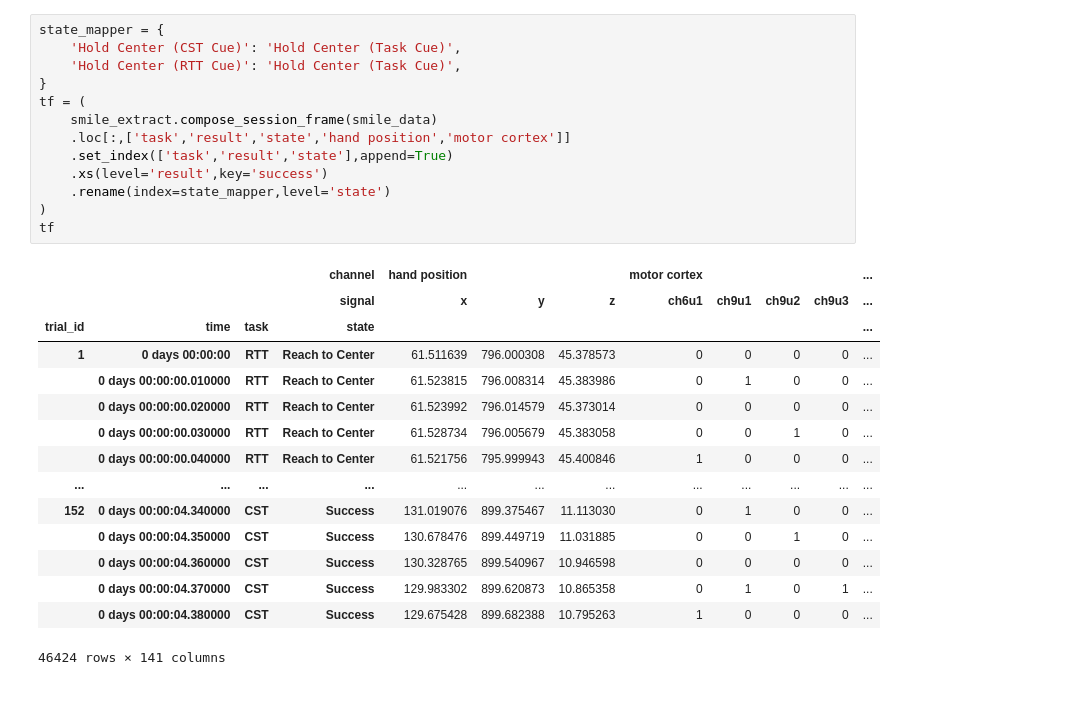
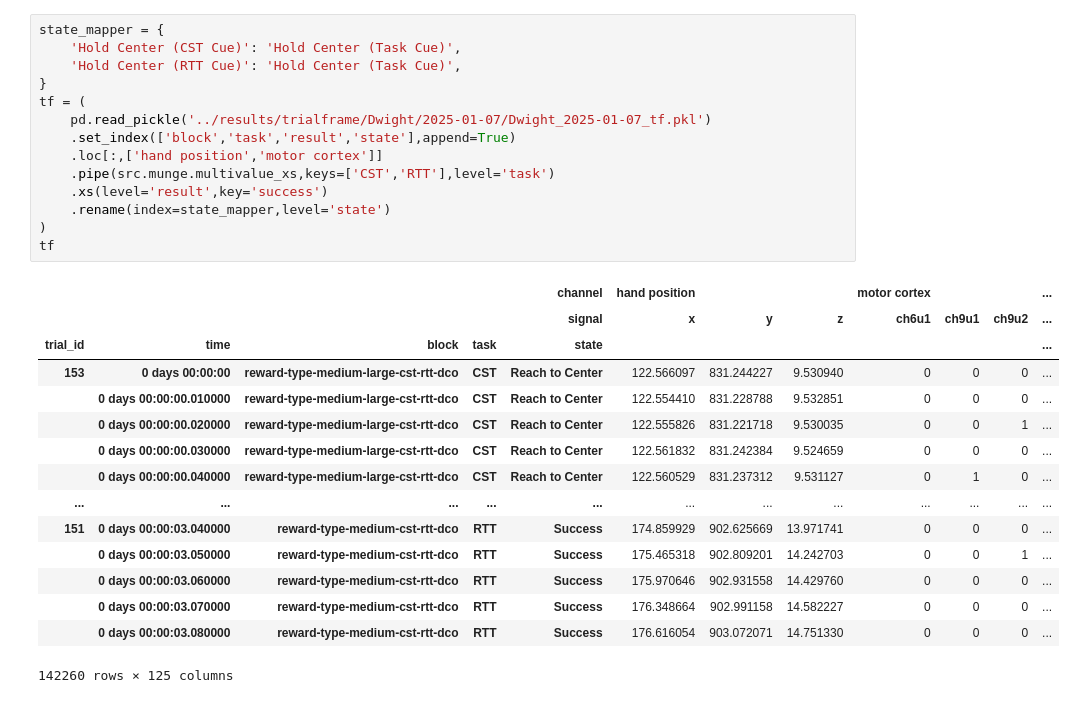
Before and after one commit to raeedcho/cst-machinery, a Jupyter notebook: scripts/cst rtt context.ipynb, the cells around one changed output. Drawn from its saved outputs; the diff is of its cells as text.

```diff
--- a/scripts/cst rtt context.ipynb
+++ b/scripts/cst rtt context.ipynb
@@ -18,29 +11,30 @@ smile_data = smile_extract.direct_load_smile_data(files[0])
 # %%
 state_mapper = {
     'Hold Center (CST Cue)': 'Hold Center (Task Cue)',
     'Hold Center (RTT Cue)': 'Hold Center (Task Cue)',
 }
 tf = (
-    smile_extract.compose_session_frame(smile_data)
-    .loc[:,['task','result','state','hand position','motor cortex']]
-    .set_index(['task','result','state'],append=True)
+    pd.read_pickle('../results/trialframe/Dwight/2025-01-07/Dwight_2025-01-07_tf.pkl')
+    .set_index(['block','task','result','state'],append=True)
+    .loc[:,['hand position','motor cortex']]
+    .pipe(src.munge.multivalue_xs,keys=['CST','RTT'],level='task')
     .xs(level='result',key='success')
     .rename(index=state_mapper,level='state')
 )
 tf
 # %% [output]
-|  |  |  | channel | hand position |  |  | motor cortex |  |  |  | ... |
-|  |  |  | signal | x | y | z | ch6u1 | ch9u1 | ch9u2 | ch9u3 | ... |
-| trial_id | time | task | state |  |  |  |  |  |  |  | ... |
-| 1 | 0 days 00:00:00 | RTT | Reach to Center | 61.511639 | 796.000308 | 45.378573 | 0 | 0 | 0 | 0 | ... |
-|  | 0 days 00:00:00.010000 | RTT | Reach to Center | 61.523815 | 796.008314 | 45.383986 | 0 | 1 | 0 | 0 | ... |
-|  | 0 days 00:00:00.020000 | RTT | Reach to Center | 61.523992 | 796.014579 | 45.373014 | 0 | 0 | 0 | 0 | ... |
-|  | 0 days 00:00:00.030000 | RTT | Reach to Center | 61.528734 | 796.005679 | 45.383058 | 0 | 0 | 1 | 0 | ... |
-|  | 0 days 00:00:00.040000 | RTT | Reach to Center | 61.521756 | 795.999943 | 45.400846 | 1 | 0 | 0 | 0 | ... |
+|  |  |  |  | channel | hand position |  |  | motor cortex |  |  | ... |
+|  |  |  |  | signal | x | y | z | ch6u1 | ch9u1 | ch9u2 | ... |
+| trial_id | time | block | task | state |  |  |  |  |  |  | ... |
+| 153 | 0 days 00:00:00 | reward-type-medium-large-cst-rtt-dco | CST | Reach to Center | 122.566097 | 831.244227 | 9.530940 | 0 | 0 | 0 | ... |
+|  | 0 days 00:00:00.010000 | reward-type-medium-large-cst-rtt-dco | CST | Reach to Center | 122.554410 | 831.228788 | 9.532851 | 0 | 0 | 0 | ... |
+|  | 0 days 00:00:00.020000 | reward-type-medium-large-cst-rtt-dco | CST | Reach to Center | 122.555826 | 831.221718 | 9.530035 | 0 | 0 | 1 | ... |
+|  | 0 days 00:00:00.030000 | reward-type-medium-large-cst-rtt-dco | CST | Reach to Center | 122.561832 | 831.242384 | 9.524659 | 0 | 0 | 0 | ... |
+|  | 0 days 00:00:00.040000 | reward-type-medium-large-cst-rtt-dco | CST | Reach to Center | 122.560529 | 831.237312 | 9.531127 | 0 | 1 | 0 | ... |
 | ... | ... | ... | ... | ... | ... | ... | ... | ... | ... | ... | ... |
-| 152 | 0 days 00:00:04.340000 | CST | Success | 131.019076 | 899.375467 | 11.113030 | 0 | 1 | 0 | 0 | ... |
-|  | 0 days 00:00:04.350000 | CST | Success | 130.678476 | 899.449719 | 11.031885 | 0 | 0 | 1 | 0 | ... |
-|  | 0 days 00:00:04.360000 | CST | Success | 130.328765 | 899.540967 | 10.946598 | 0 | 0 | 0 | 0 | ... |
-|  | 0 days 00:00:04.370000 | CST | Success | 129.983302 | 899.620873 | 10.865358 | 0 | 1 | 0 | 1 | ... |
-|  | 0 days 00:00:04.380000 | CST | Success | 129.675428 | 899.682388 | 10.795263 | 1 | 0 | 0 | 0 | ... |
+| 151 | 0 days 00:00:03.040000 | reward-type-medium-cst-rtt-dco | RTT | Success | 174.859929 | 902.625669 | 13.971741 | 0 | 0 | 0 | ... |
+|  | 0 days 00:00:03.050000 | reward-type-medium-cst-rtt-dco | RTT | Success | 175.465318 | 902.809201 | 14.242703 | 0 | 0 | 1 | ... |
+|  | 0 days 00:00:03.060000 | reward-type-medium-cst-rtt-dco | RTT | Success | 175.970646 | 902.931558 | 14.429760 | 0 | 0 | 0 | ... |
+|  | 0 days 00:00:03.070000 | reward-type-medium-cst-rtt-dco | RTT | Success | 176.348664 | 902.991158 | 14.582227 | 0 | 0 | 0 | ... |
+|  | 0 days 00:00:03.080000 | reward-type-medium-cst-rtt-dco | RTT | Success | 176.616054 | 903.072071 | 14.751330 | 0 | 0 | 0 | ... |
-46424 rows × 141 columns
+142260 rows × 125 columns
```
Also changed, not shown: parts of 8 cells of this notebook, 1 other file.
